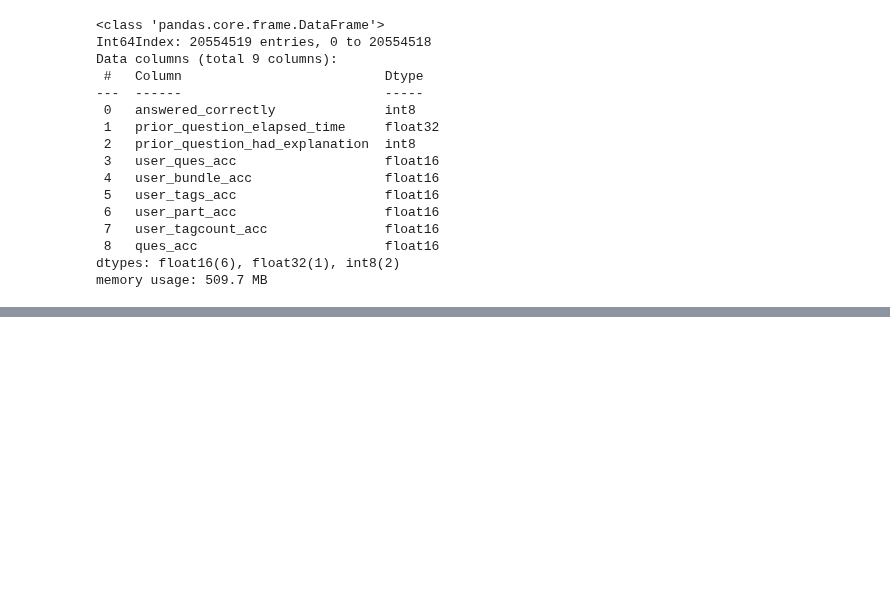
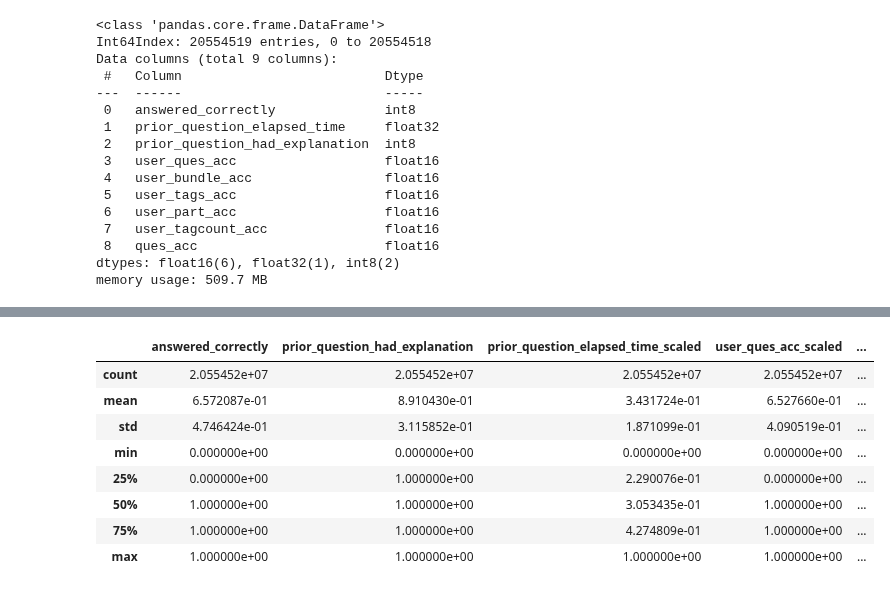
Before and after one commit to Yongliang-Shi/riiid_answer_correctness_prediction, a Jupyter notebook: model.ipynb, the cells around one changed output, grey strips where cells are left out. Drawn from its saved outputs; the diff is of its cells as text; code cells hidden in the pictures; blank space fills up the shorter version.

Commit message:
convert np.inf and scale the numeric columns

```diff
--- a/model.ipynb
+++ b/model.ipynb
@@ -1127,0 +1188,30 @@ memory usage: 509.7 MB
+# %%
+def scale(train, validate, test, columns_to_scale):
+    '''
+    Accepts train, validate, test and list of columns to scale. Scales listed columns.
+    '''
+    new_column_names = [c + '_scaled' for c in columns_to_scale]
+
+    scaler = MinMaxScaler()
+    scaler = scaler.fit(train[columns_to_scale])
+
+    train = pd.concat([
+        train,
+        pd.DataFrame(scaler.transform(train[columns_to_scale]), columns=new_column_names, index=train.index),
+    ], axis=1)
+
+    validate = pd.concat([
+        validate,
+        pd.DataFrame(scaler.transform(validate[columns_to_scale]), columns=new_column_names, index=validate.index),
+    ], axis=1)
+
+    test = pd.concat([
+        test,
+        pd.DataFrame(scaler.transform(test[columns_to_scale]), columns=new_column_names, index=test.index),
+    ], axis=1)
+
+    train.drop(columns=columns_to_scale, inplace=True)
+    validate.drop(columns=columns_to_scale, inplace=True)
+    test.drop(columns=columns_to_scale, inplace=True)
+
+    return train, validate, test
@@ -1127,0 +1225,8 @@ memory usage: 509.7 MB
+# %%
+%%time
+# Scale the column prior_question_elapsed_time
+
+cols = ['prior_question_elapsed_time', 'user_ques_acc', 'user_bundle_acc',
+        'user_tags_acc', 'user_part_acc', 'user_tagcount_acc', 'ques_acc']
+
+train, validate, test = scale(train, validate, test, cols)
@@ -1127,0 +1273,6 @@ memory usage: 509.7 MB
+# %%
+%%time
+# Print the descriptive statistics of the train
+
+train.describe()
+# %% [output]
@@ -1127,0 +1281,9 @@ memory usage: 509.7 MB
+|  | answered_correctly | prior_question_had_explanation | prior_question_elapsed_time_scaled | user_ques_acc_scaled | ... |
+| count | 2.055452e+07 | 2.055452e+07 | 2.055452e+07 | 2.055452e+07 | ... |
+| mean | 6.572087e-01 | 8.910430e-01 | 3.431724e-01 | 6.527660e-01 | ... |
+| std | 4.746424e-01 | 3.115852e-01 | 1.871099e-01 | 4.090519e-01 | ... |
+| min | 0.000000e+00 | 0.000000e+00 | 0.000000e+00 | 0.000000e+00 | ... |
+| 25% | 0.000000e+00 | 1.000000e+00 | 2.290076e-01 | 0.000000e+00 | ... |
+| 50% | 1.000000e+00 | 1.000000e+00 | 3.053435e-01 | 1.000000e+00 | ... |
+| 75% | 1.000000e+00 | 1.000000e+00 | 4.274809e-01 | 1.000000e+00 | ... |
+| max | 1.000000e+00 | 1.000000e+00 | 1.000000e+00 | 1.000000e+00 | ... |
```
Also changed, not shown: parts of 27 cells of this notebook.
